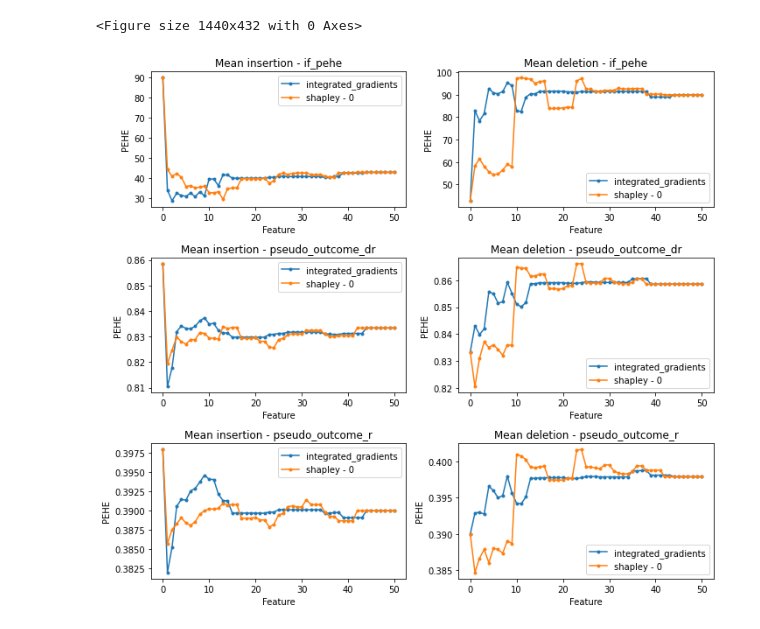
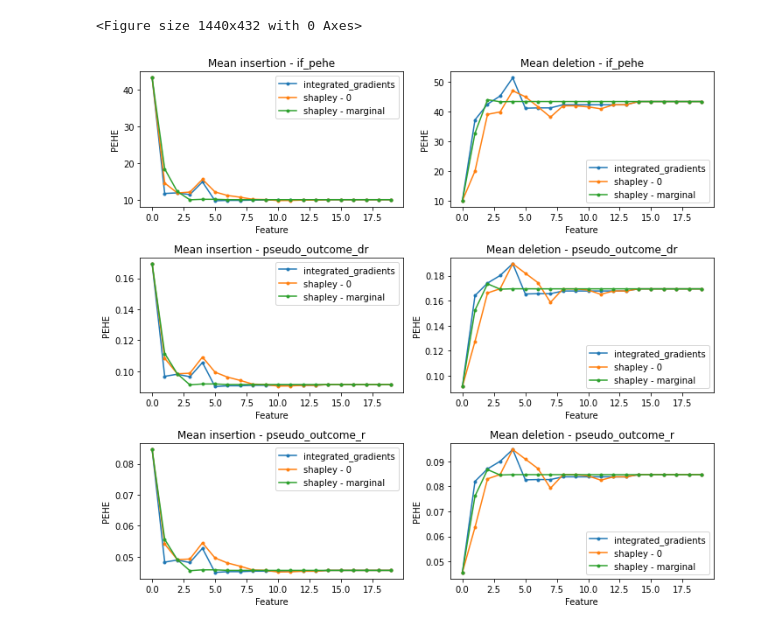
Before and after one commit to q8888620002/LIFT-XAI, a Jupyter notebook: notebooks/insertion_deletion_cate.ipynb, the cells around one changed output. Drawn from its saved outputs; the diff is of its cells as text; code cells hidden in the pictures.

```diff
--- a/notebooks/insertion_deletion_cate.ipynb
+++ b/notebooks/insertion_deletion_cate.ipynb
@@ -63,7 +45,7 @@ TypeError: unsupported operand type(s) for -: 'dict' and 'dict'
 explainers = [
     "integrated_gradients",
     "shapley_value_sampling",
-    # "naive_shap"
+    "naive_shap"
 ]
 
 selection_types = [
@@ -77,12 +59,12 @@ insertion_results_all = {exp: {sel: [] for sel in selection_types} for exp in ex
 deletion_results_all = {exp: {sel: [] for sel in selection_types} for exp in explainers}
 
 # Loop over the different files
-for file_num in range(5):  # assuming there are 5 files, from 0 to 4
+for file_num in range(10):  # assuming there are 5 files, from 0 to 4
 
     if file_num not in [1]:
 
         for selection_type in selection_types:
-            file_path = f"../results/massive_trans/insertion_deletion_xlearner_{file_num}.pkl"
+            file_path = f"../results/ist3/insertion_deletion_xlearner_{file_num}.pkl"
             results = pkl.load(open(file_path,'rb'))
 
             for exp_index, exp in enumerate(explainers):
@@ -111,31 +93,31 @@ for i, selection_type in enumerate(selection_types):
 
         features_num = len(insertion_results_mean)
 
         axs[i, 0].plot([j for j in range(features_num)],
                  insertion_results_mean,
                  '-o',
                  markersize=3,
                  label=f'{label}')
 
         axs[i, 0].set_title(f"Mean insertion - {selection_type}")
         axs[i, 0].set_xlabel('Feature')
         axs[i, 0].set_ylabel('PEHE')
 
         axs[i, 1].plot([j for j in range(features_num)],
                  deletion_results_mean,
                  '-o',
                  markersize=3,
                  label=f'{label}')
 
 
         axs[i, 1].set_title(f"Mean deletion - {selection_type}")
         axs[i, 1].set_xlabel('Feature')
         axs[i, 1].set_ylabel('PEHE')
 
         axs[i, 0].legend(loc='upper right')
         axs[i, 1].legend(loc='lower right')
 
 plt.tight_layout()
 plt.show()
 # %% [output]
-[figure, old version]
+[figure, new version]
```
Also changed, not shown: parts of 2 cells of this notebook, 4 other files.
